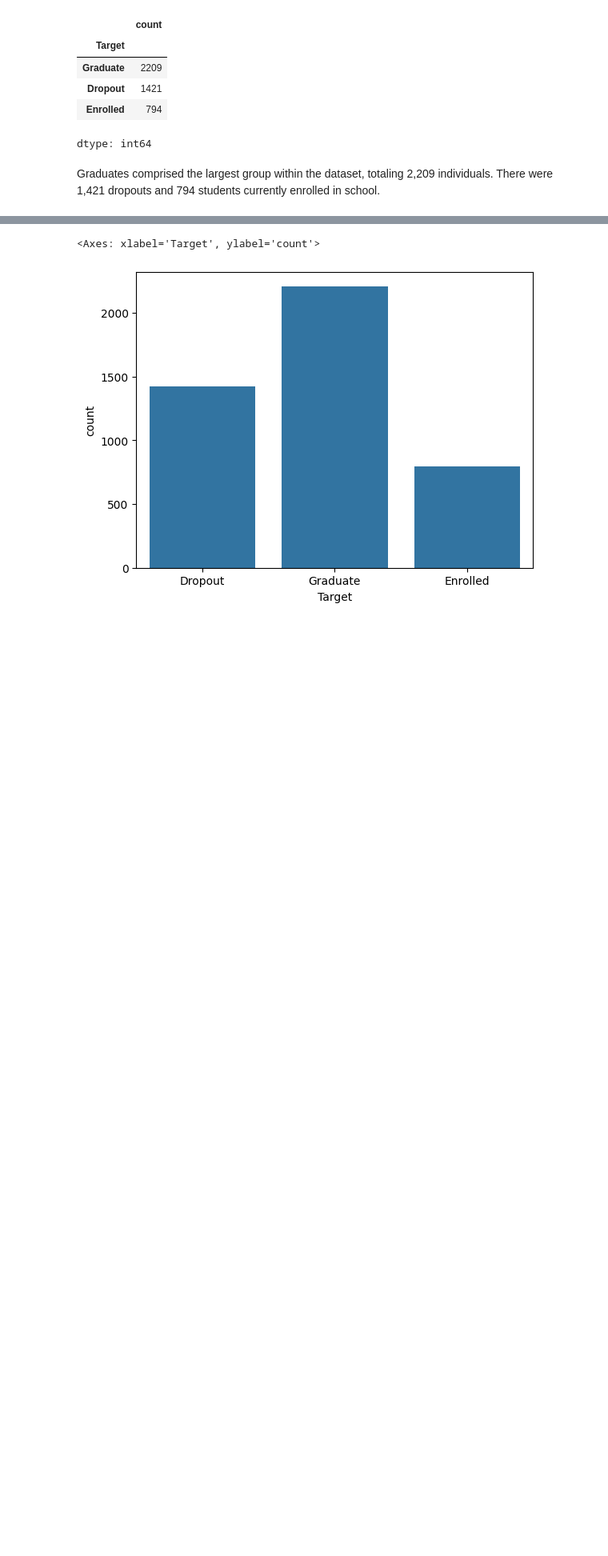
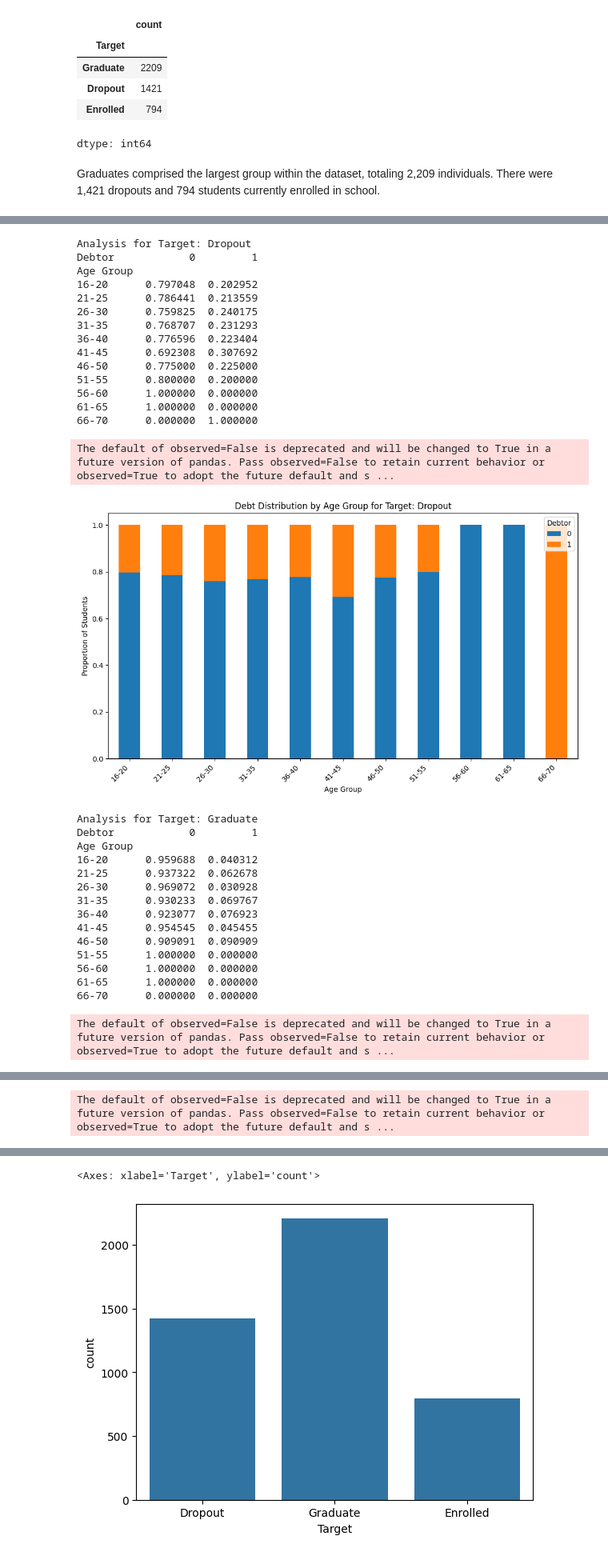
Before and after one commit to Soloskey1/Student-Dropout-and-Success-Prediction-, a Jupyter notebook: Student_Droput_and_Success_EDA.ipynb, the cells around one changed output, grey strips where cells are left out. Shown at 80% size. Saved outputs shown, nothing was run; the diff lists cells and outputs as text; code cells hidden in the pictures; blank space fills up the shorter version.

```diff
--- a/Student_Droput_and_Success_EDA.ipynb
+++ b/Student_Droput_and_Success_EDA.ipynb
@@ -125,0 +147,56 @@ Graduates comprised the largest group within the dataset, totaling 2,209 individ
+# %%
+# Define age brackets and labels
+age_bins = [16, 21, 26, 31, 36, 41, 46, 51, 56, 61, 66, 71]  # Define your age bins here, include upper limit
+age_labels = ['16-20', '21-25', '26-30', '31-35', '36-40', '41-45', '46-50', '51-55', '56-60', '61-65', '66-70']  # since the max age is 70.
+
+# Create a new 'Age Group' column
+data['Age Group'] = pd.cut(data['Age at enrollment'], bins=age_bins, labels=age_labels, right=False, include_lowest=True)
+
+# Detailed analysis for each target group:
+for target in data['Target'].unique():
+    print(f"\nAnalysis for Target: {target}")
+    target_data = data[data['Target'] == target]
+    age_debt_counts = target_data.groupby('Age Group')['Debtor'].value_counts(normalize=True).unstack(fill_value=0)
+    print(age_debt_counts)
+
+    plt.figure(figsize=(10, 6))
+    age_debt_counts.plot(kind='bar', stacked=True, ax=plt.gca())
+    plt.title(f'Debt Distribution by Age Group for Target: {target}')
+    plt.xlabel('Age Group')
+    plt.ylabel('Proportion of Students')
+    plt.xticks(rotation=45, ha='right')  # Rotate x-axis labels for readability
+    plt.legend(title='Debtor')
+    plt.tight_layout()
+    plt.show()
+# %% [output]
+Analysis for Target: Dropout
+Debtor            0         1
+Age Group
+16-20      0.797048  0.202952
+21-25      0.786441  0.213559
+26-30      0.759825  0.240175
+31-35      0.768707  0.231293
+36-40      0.776596  0.223404
+41-45      0.692308  0.307692
+46-50      0.775000  0.225000
+51-55      0.800000  0.200000
+56-60      1.000000  0.000000
+61-65      1.000000  0.000000
+66-70      0.000000  1.000000
+The default of observed=False is deprecated and will be changed to True in a future version of pandas. Pass observed=False to retain current behavior or observed=True to adopt the future default and s ...
+[figure, added]
+Analysis for Target: Graduate
+Debtor            0         1
+Age Group
+16-20      0.959688  0.040312
+21-25      0.937322  0.062678
+26-30      0.969072  0.030928
+31-35      0.930233  0.069767
+36-40      0.923077  0.076923
+41-45      0.954545  0.045455
+46-50      0.909091  0.090909
+51-55      1.000000  0.000000
+56-60      1.000000  0.000000
+61-65      1.000000  0.000000
+66-70      0.000000  0.000000
+The default of observed=False is deprecated and will be changed to True in a future version of pandas. Pass observed=False to retain current behavior or observed=True to adopt the future default and s ...
@@ -125,0 +218 @@ Graduates comprised the largest group within the dataset, totaling 2,209 individ
+The default of observed=False is deprecated and will be changed to True in a future version of pandas. Pass observed=False to retain current behavior or observed=True to adopt the future default and s ...
```
Also changed, not shown: parts of 4 cells of this notebook.
